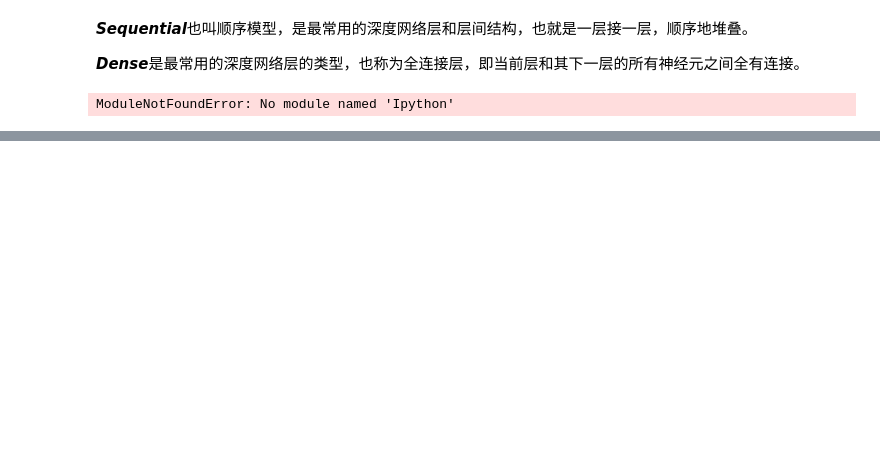
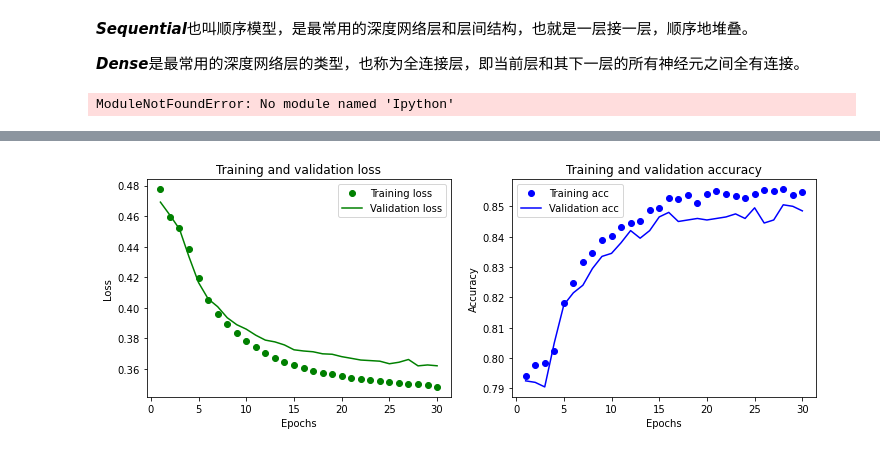
Before and after one commit to John-ye666/Learning-machine-learning-from-Zero, a Jupyter notebook: Chapter5.ipynb, the cells around one changed output, grey strips where cells are left out. Drawn from its saved outputs; the diff is of its cells as text; code cells hidden in the pictures; blank space fills up the shorter version.

```diff
--- a/Chapter5.ipynb
+++ b/Chapter5.ipynb
@@ -148,0 +250,5 @@ ann.compile(optimizer='adam',loss='binary_crossentropy',metrics=['acc'])
+# %%
+from sklearn.preprocessing import StandardScaler
+sc=StandardScaler()
+X_train=sc.fit_transform(X_train)
+X_test=sc.transform(X_test)
@@ -148,0 +267,3 @@ ann.compile(optimizer='adam',loss='binary_crossentropy',metrics=['acc'])
+# %%
+history=ann.fit(X_train,y_train,epochs=30,batch_size=64,
+                validation_data=(X_test, y_test))
@@ -148,0 +288,4 @@ ann.compile(optimizer='adam',loss='binary_crossentropy',metrics=['acc'])
+# %%
+show_history(history)
+# %% [output]
+[figure, added]
```
Also changed, not shown: parts of 13 cells of this notebook.
